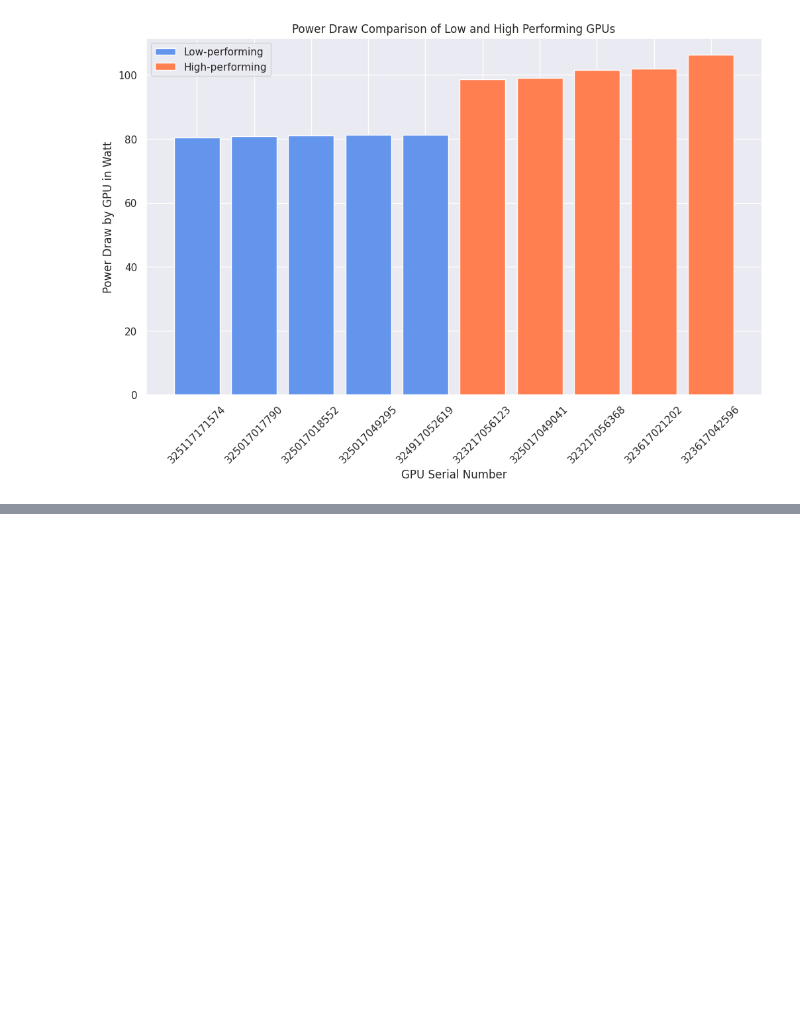
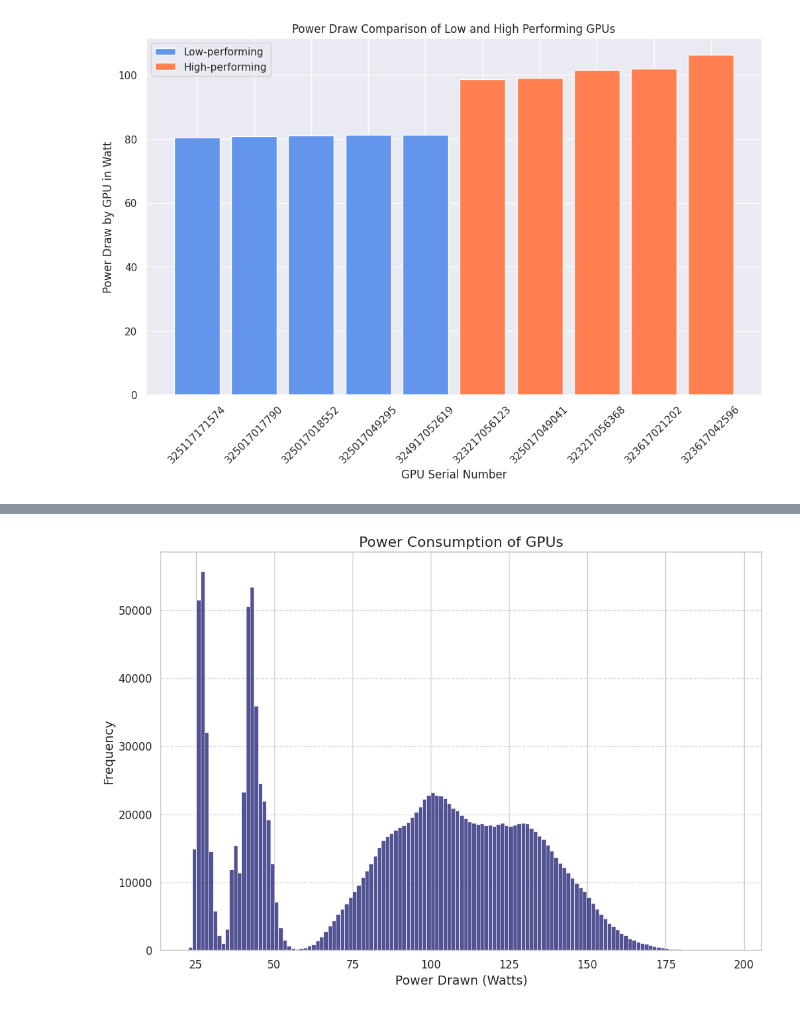
Before and after one commit to VishalPawar08/Cloud-Computing---TeraPixel, a Jupyter notebook: TeraPixel Original .ipynb, the cells around one changed output, grey strips where cells are left out. Saved outputs shown, nothing was run; the diff lists cells and outputs as text; code cells hidden in the pictures; blank space fills up the shorter version.

```diff
--- a/TeraPixel Original .ipynb
+++ b/TeraPixel Original .ipynb
@@ -554,0 +580,22 @@ avg_data.reset_index(inplace=True)
+# %%
+# Set the figure size and style
+plt.figure(figsize=(12, 8))
+sns.set_style('whitegrid')
+
+# Plot the distribution of power consumption
+sns.histplot(data=gpu_file, x='powerDrawWatt', kde=False, color='midnightblue')
+
+# Add labels and title
+plt.title('Power Consumption of GPUs', fontsize=16)
+plt.xlabel('Power Drawn (Watts)', fontsize=14)
+plt.ylabel('Frequency', fontsize=14)
+
+# Customize tick labels and grid lines
+plt.xticks(fontsize=12)
+plt.yticks(fontsize=12)
+plt.grid(axis='y', linestyle='--', alpha=0.7)
+
+# Show the plot
+plt.show()
+# %% [output]
+[figure, added]
```
Also changed, not shown: parts of 1 cell of this notebook.
